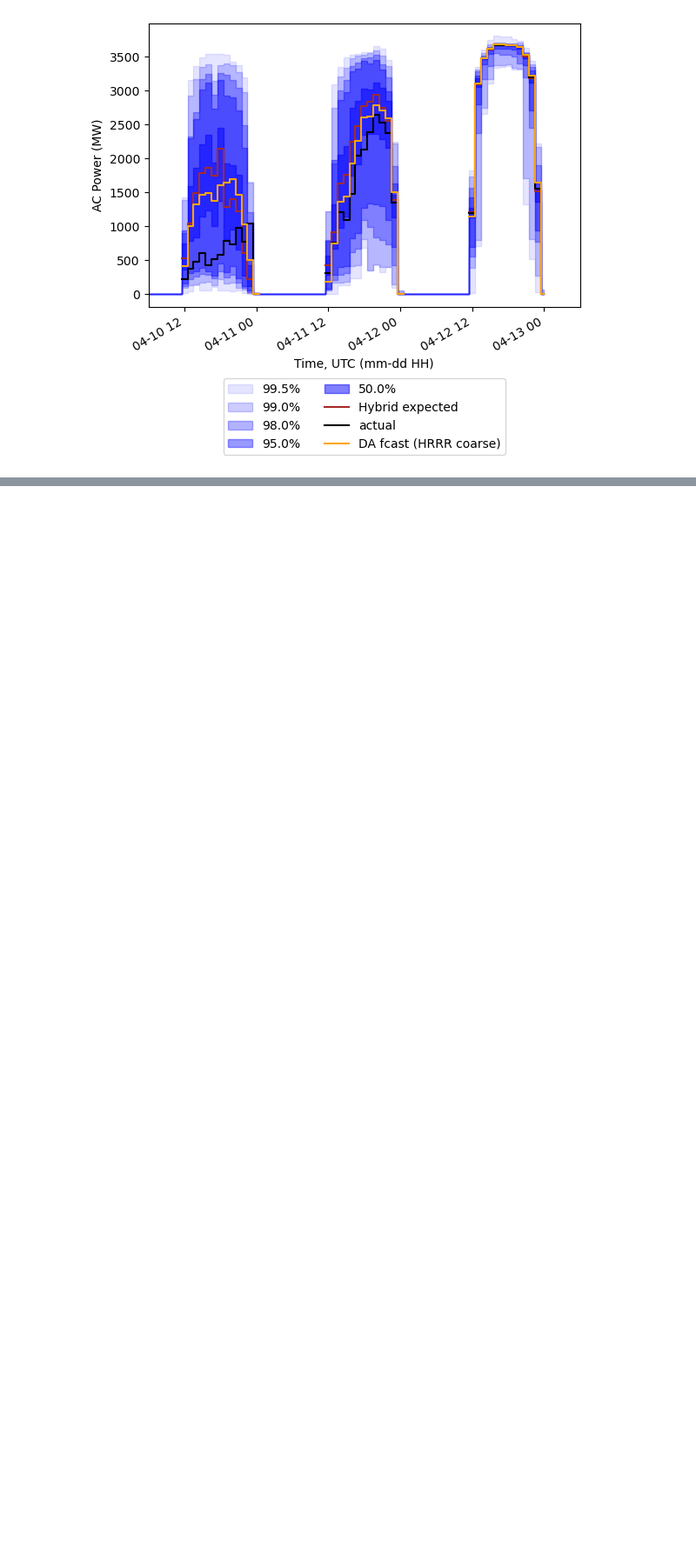
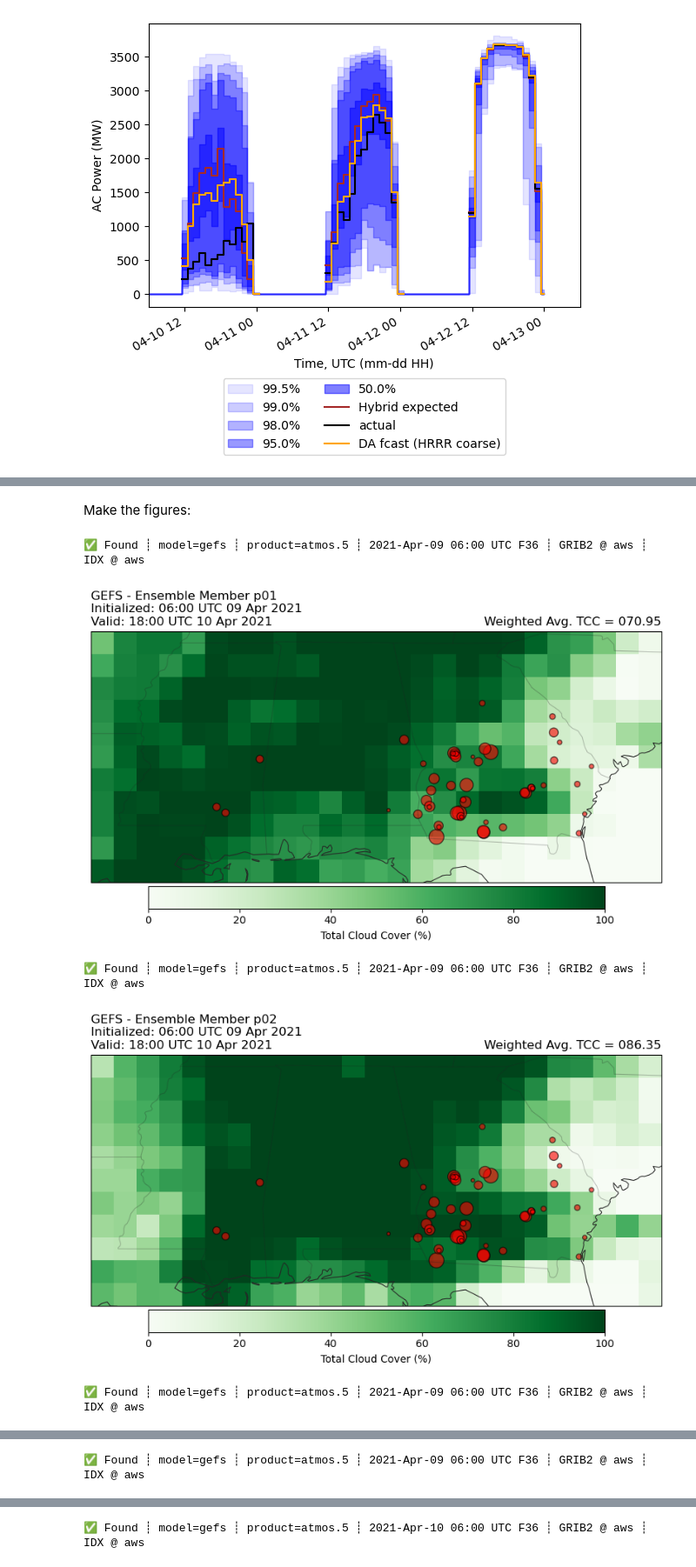
Before and after one commit to williamhobbs/solar-fleet-forecast-probability-tool, a Jupyter notebook: make_pvsc_plots.ipynb, the cells around one changed output, grey strips where cells are left out. Shown at 87% size. Cells and saved outputs as stored; diff of their text form; code cells hidden in the pictures; blank space fills up the shorter version.

Commit message:
presenation figures

```diff
--- a/make_pvsc_plots.ipynb
+++ b/make_pvsc_plots.ipynb
@@ -595,0 +666,26 @@ plt.show()
+# %% [markdown]
+Make the figures:
+# %%
+date = '2021-04-09 06:00'
+sample_tcc_function_pres(member='p01',date=date, plants_df=plants_df)
+sample_tcc_function_pres(member='p02',date=date, plants_df=plants_df)
+sample_tcc_function_pres(member='p03',date=date, plants_df=plants_df)
+sample_tcc_function_pres(member='p04',date=date, plants_df=plants_df)
+
+date = '2021-04-10 06:00'
+sample_tcc_function_pres(member='p01',date=date, plants_df=plants_df)
+sample_tcc_function_pres(member='p02',date=date, plants_df=plants_df)
+sample_tcc_function_pres(member='p03',date=date, plants_df=plants_df)
+sample_tcc_function_pres(member='p04',date=date, plants_df=plants_df)
+
+date = '2021-04-11 06:00'
+sample_tcc_function_pres(member='p01',date=date, plants_df=plants_df)
+sample_tcc_function_pres(member='p02',date=date, plants_df=plants_df)
+sample_tcc_function_pres(member='p03',date=date, plants_df=plants_df)
+sample_tcc_function_pres(member='p04',date=date, plants_df=plants_df)
+# %% [output]
+✅ Found ┊ model=gefs ┊ product=atmos.5 ┊ 2021-Apr-09 06:00 UTC F36 ┊ GRIB2 @ aws ┊ IDX @ aws
+[figure, added]
+✅ Found ┊ model=gefs ┊ product=atmos.5 ┊ 2021-Apr-09 06:00 UTC F36 ┊ GRIB2 @ aws ┊ IDX @ aws
+[figure, added]
+✅ Found ┊ model=gefs ┊ product=atmos.5 ┊ 2021-Apr-09 06:00 UTC F36 ┊ GRIB2 @ aws ┊ IDX @ aws
@@ -595,0 +693 @@ plt.show()
+✅ Found ┊ model=gefs ┊ product=atmos.5 ┊ 2021-Apr-09 06:00 UTC F36 ┊ GRIB2 @ aws ┊ IDX @ aws
@@ -595,0 +695 @@ plt.show()
+✅ Found ┊ model=gefs ┊ product=atmos.5 ┊ 2021-Apr-10 06:00 UTC F36 ┊ GRIB2 @ aws ┊ IDX @ aws
```
Also changed, not shown: parts of 11 cells of this notebook, 25 other files.
